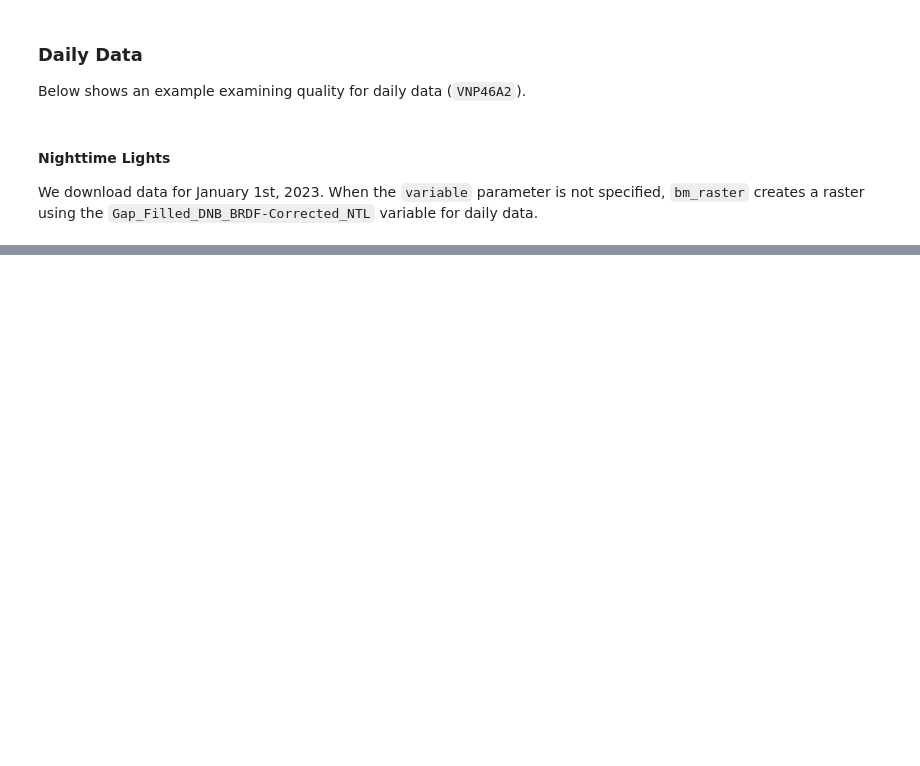
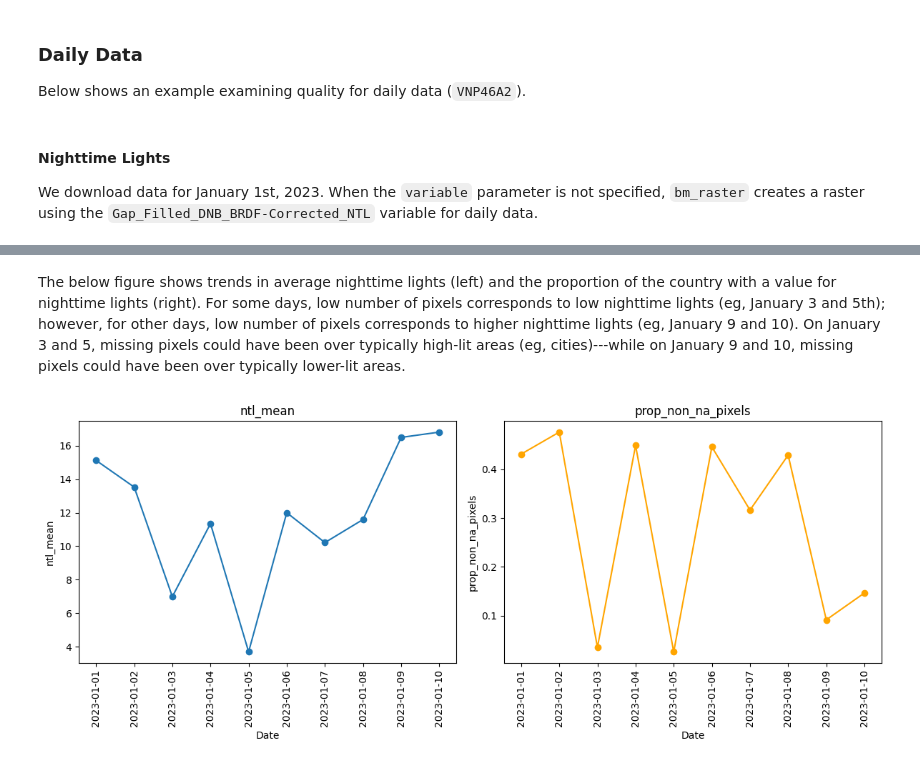
Before and after one commit to worldbank/blackmarblepy, a Jupyter notebook: examples/asses-quality.ipynb, the cells around one changed output, grey strips where cells are left out. Saved outputs shown, nothing was run; the diff lists cells and outputs as text; code cells hidden in the pictures; blank space fills up the shorter version.

```diff
--- a/examples/asses-quality.ipynb
+++ b/examples/asses-quality.ipynb
@@ -68,0 +104,19 @@ bearer
+# %%
+date_range = (
+    pd.date_range(
+        datetime.datetime.strptime("2023-01-01", "%Y-%m-%d"),
+        datetime.datetime.strptime("2023-01-10", "%Y-%m-%d"),
+        freq="D",
+    )
+    .strftime("%Y-%m-%d")
+    .tolist()
+)
+
+ntl_df = bm_extract(roi_sf = gdf,
+                  product_id = "VNP46A2",
+                  date = date_range,
+                  bearer = bearer,
+                  variable = "Gap_Filled_DNB_BRDF-Corrected_NTL",
+                  aggregation_fun = ['mean', 'count', 'nan'])
+# %%
+ntl_df['prop_non_na_pixels'] = ntl_df['ntl_count'] / (ntl_df['ntl_count'] + ntl_df['ntl_nan'])
@@ -68,0 +137,26 @@ bearer
+# %% [markdown]
+The below figure shows trends in average nighttime lights (left) and the proportion of the country with a value for nighttime lights (right). For some days, low number of pixels corresponds to low nighttime lights (eg, January 3 and 5th); however, for other days, low number of pixels corresponds to higher nighttime lights (eg, January 9 and 10). On January 3 and 5, missing pixels could have been over typically high-lit areas (eg, cities)---while on January 9 and 10, missing pixels could have been over typically lower-lit areas.
+# %%
+fig, axs = plt.subplots(1, 2, figsize=(12, 5))  # 1 row, 2 columns for side-by-side plots
+
+# Left plot (date vs ntl_mean)
+axs[0].plot(ntl_df['date'], ntl_df['ntl_mean'], marker='o', linestyle='-')
+axs[0].set_title('ntl_mean')
+axs[0].set_xlabel('Date')
+axs[0].set_ylabel('ntl_mean')
+axs[0].tick_params(axis='x', rotation=90)
+
+# Right plot (date vs prop_na)
+axs[1].plot(ntl_df['date'], ntl_df['prop_non_na_pixels'], marker='o', linestyle='-', color='orange')
+axs[1].set_title('prop_non_na_pixels')
+axs[1].set_xlabel('Date')
+axs[1].set_ylabel('prop_non_na_pixels')
+axs[1].tick_params(axis='x', rotation=90)
+
+# Adjust layout for better spacing
+plt.tight_layout()
+
+# Display the plots
+plt.show()
+# %% [output]
+[figure, added]
```
Also changed, not shown: parts of 13 cells of this notebook.
